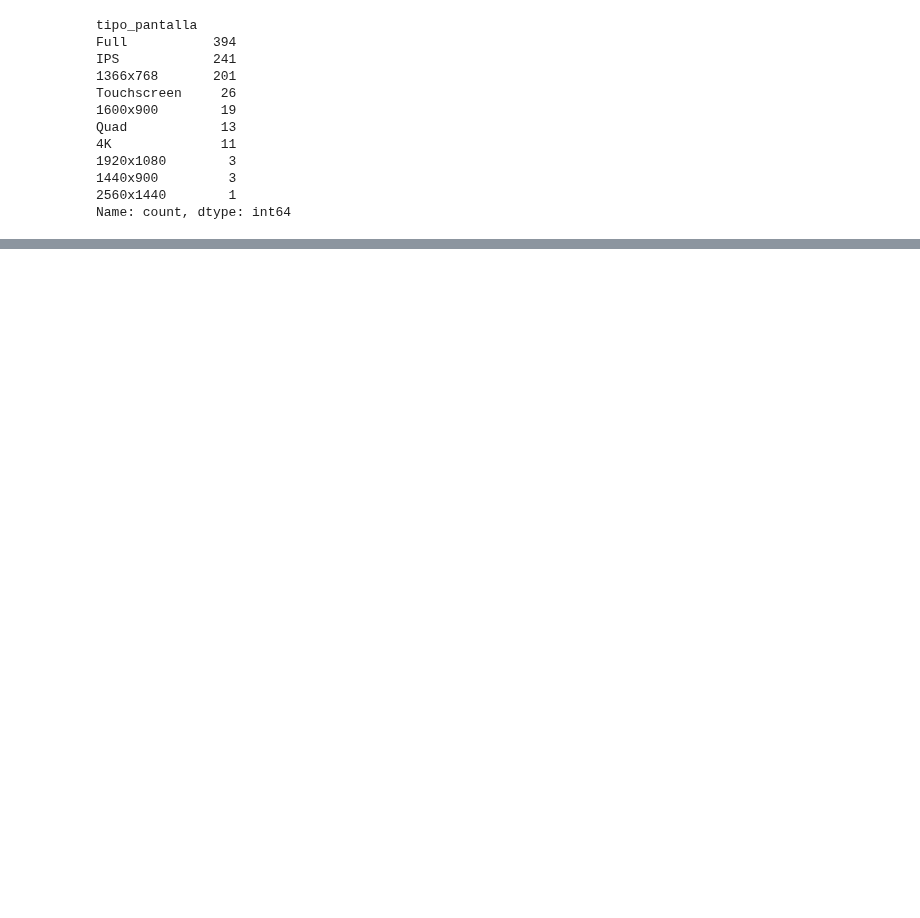
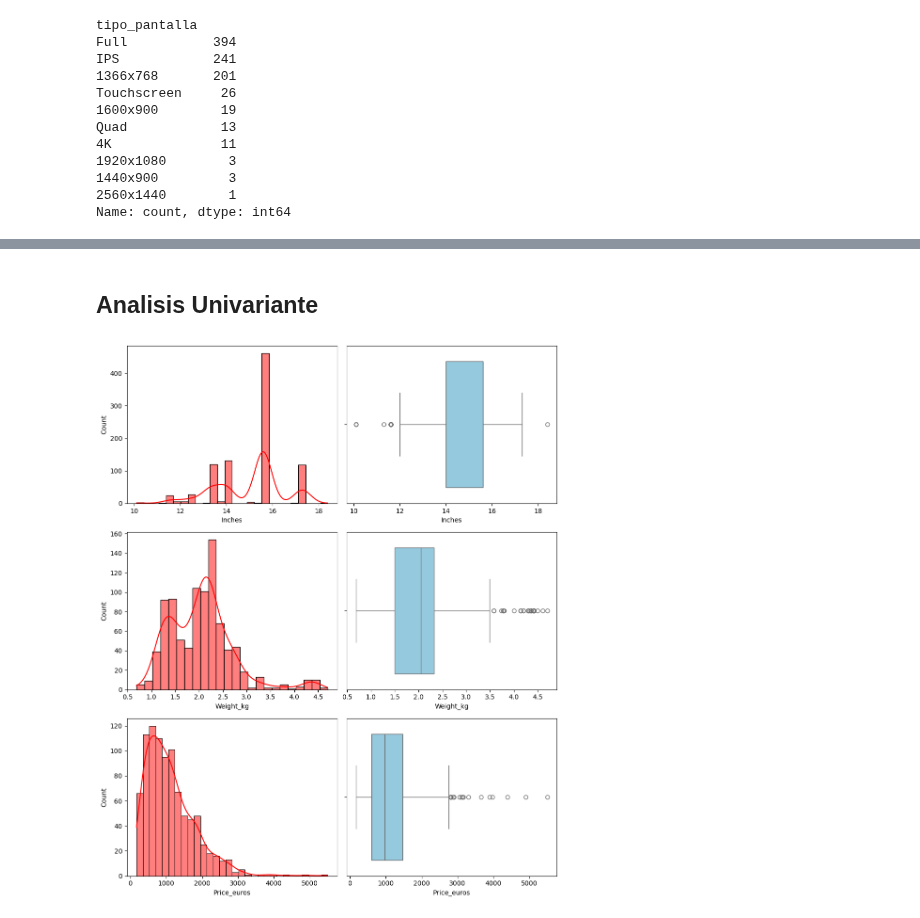
Before and after one commit to IsabelRomoBru/DS102024, a Jupyter notebook: ordenadores/ordenadores.ipynb, the cells around one changed output, grey strips where cells are left out. Saved outputs shown, nothing was run; the diff lists cells and outputs as text; code cells hidden in the pictures; blank space fills up the shorter version.

```diff
--- a/ordenadores/ordenadores.ipynb
+++ b/ordenadores/ordenadores.ipynb
@@ -523,0 +608,4 @@ df['Marca'] = df['Cpu'].str.extract(r'^(\w+)')
+# %%
+#Gpu
+df[['marca_gpu', 'modelo_gpu']] = df['Gpu'].str.extract(r'(\w+) (.*)')
+df['modelo_gpu'].value_counts()
@@ -524,3 +651,16 @@ df['Marca'] = df['Cpu'].str.extract(r'^(\w+)')
+# %%
+#OpSys
+df['OpSys_general']= df['OpSys'].replace({
+    'Windows 10':'Windows',
+    'Windows 7':'Windows',
+    'Windows 10 S':'Windows',
+    'Linux':'Linux',
+    'MacOS':'MacOS',
+    'Mac OS X':'MacOS',
+    'Android':'Android',
+    'Chrome OS':'Chrome OS',
+    'No OS':'Sin OS'
+    })
 # %%
 df
 # %% [output]
@@ -587,0 +680,2 @@ Verifica que sea numérico. Convierte a tipo float si no lo está.
+# %%
+df.drop(columns=['ScreenResolution', 'Cpu', 'Gpu', 'Memory','tipo_cpu'], inplace=True)
@@ -587,0 +698,29 @@ Verifica que sea numérico. Convierte a tipo float si no lo está.
+# %% [markdown]
+## Analisis Univariante
+# %%
+# Seleccionar variables numericas
+col_num = df.select_dtypes(include=["float64"]).columns
+
+# Configuración del gráfico
+n_rows = len(col_num)
+fig, axes = plt.subplots(n_rows, 2, figsize=(10, 4 * n_rows))
+
+# Si axes es 1D (en caso de solo 1 fila), lo convierte en 2D
+if n_rows == 1:
+    axes = axes.reshape(1, 2)
+
+# Graficar para cada columna numérica
+for idx, column in enumerate(col_num):
+    # Histograma
+    sns.histplot(df[column], kde=True, ax=axes[idx, 0], color='red')
+
+
+    # Boxplot horizontal
+    sns.boxplot(x=df[column], ax=axes[idx, 1], color='skyblue')
+
+
+# Ajuste
+plt.tight_layout()
+plt.show();
+# %% [output]
+[figure, added]
```
Also changed, not shown: parts of 27 cells of this notebook, 3 other files.
